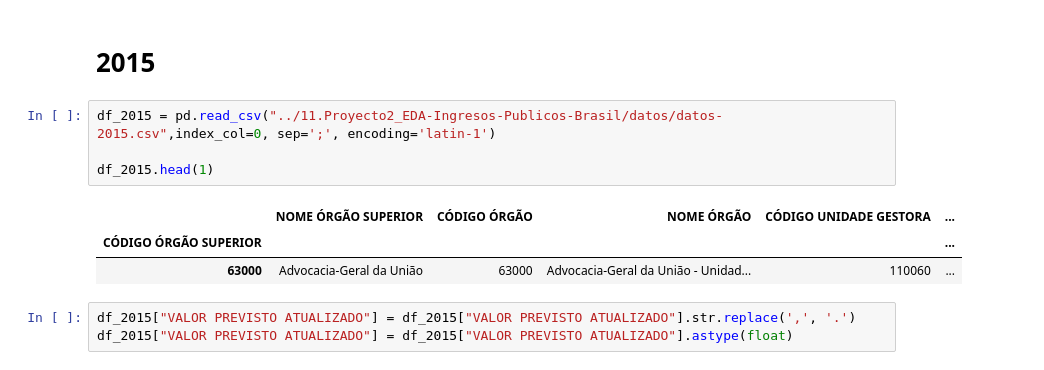
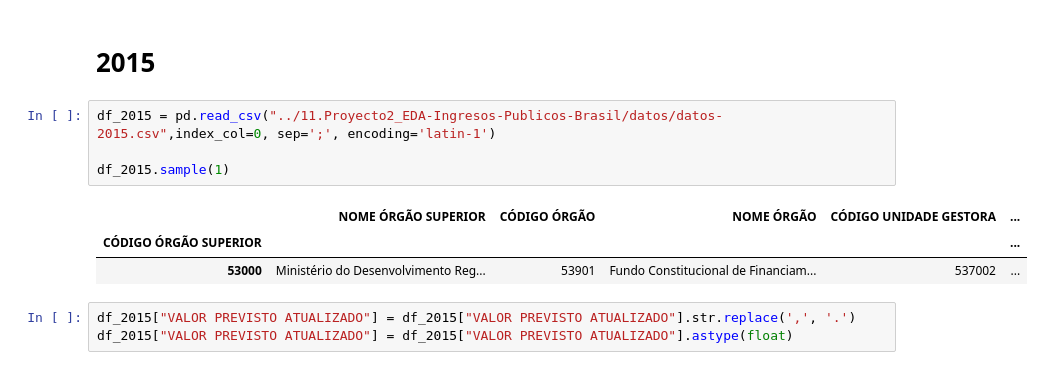
Before and after one commit to Gonzalo8julian/11.Proyecto2_EDA-Ingresos-Publicos-Brasil, a Jupyter notebook: 1.PROYECTO2_limpiezadatos.ipynb, the cells around one changed output. Saved outputs shown, nothing was run; the diff lists cells and outputs as text.

```diff
--- a/1.PROYECTO2_limpiezadatos.ipynb
+++ b/1.PROYECTO2_limpiezadatos.ipynb
@@ -280,11 +280,11 @@ df_2014.sample(1)
 # %%
 df_2015 = pd.read_csv("../11.Proyecto2_EDA-Ingresos-Publicos-Brasil/datos/datos-2015.csv",index_col=0, sep=';', encoding='latin-1')
 
-df_2015.head(1)
+df_2015.sample(1)
 # %% [output]
 |  | NOME ÓRGÃO SUPERIOR | CÓDIGO ÓRGÃO | NOME ÓRGÃO | CÓDIGO UNIDADE GESTORA | ... |
 | CÓDIGO ÓRGÃO SUPERIOR |  |  |  |  | ... |
-| 63000 | Advocacia-Geral da União | 63000 | Advocacia-Geral da União - Unidad... | 110060 | ... |
+| 53000 | Ministério do Desenvolvimento Reg... | 53901 | Fundo Constitucional de Financiam... | 537002 | ... |
 # %%
 df_2015["VALOR PREVISTO ATUALIZADO"] = df_2015["VALOR PREVISTO ATUALIZADO"].str.replace(',', '.')
 df_2015["VALOR PREVISTO ATUALIZADO"] = df_2015["VALOR PREVISTO ATUALIZADO"].astype(float)
```
Also changed, not shown: parts of 9 cells of this notebook.
